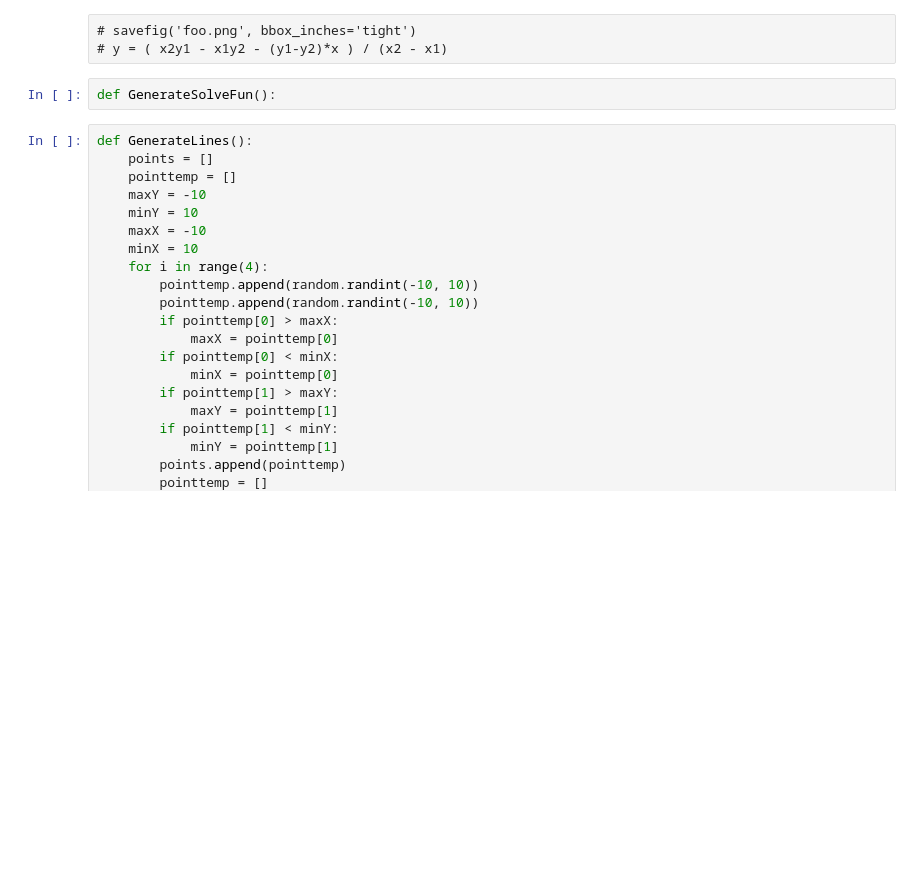
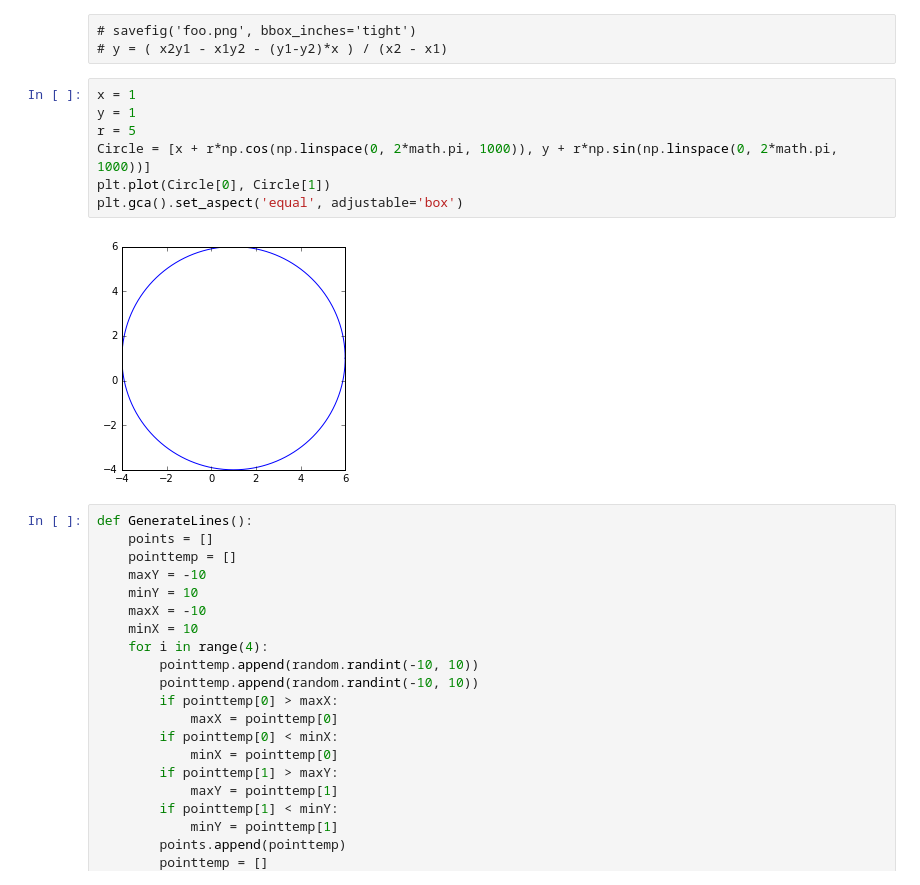
Before and after one commit to Marinaevt/FirstGrade_2ex, a Jupyter notebook: Untitled.ipynb, the cells around one changed output. Cells and saved outputs as stored; diff of their text form; blank space fills up the shorter version.

```diff
--- a/Untitled.ipynb
+++ b/Untitled.ipynb
@@ -9,8 +9,15 @@ import random
 # %% [raw]
 # savefig('foo.png', bbox_inches='tight')
 # y = ( x2y1 - x1y2 - (y1-y2)*x ) / (x2 - x1)
-# %%
-def GenerateSolveFun():
+# %%
+x = 1
+y = 1
+r = 5
+Circle = [x + r*np.cos(np.linspace(0, 2*math.pi, 1000)), y + r*np.sin(np.linspace(0, 2*math.pi, 1000))]
+plt.plot(Circle[0], Circle[1])
+plt.gca().set_aspect('equal', adjustable='box')
+# %% [output]
+[figure, added]
 # %%
 def GenerateLines():
     points = []
```
Also changed, not shown: 5 other files.
